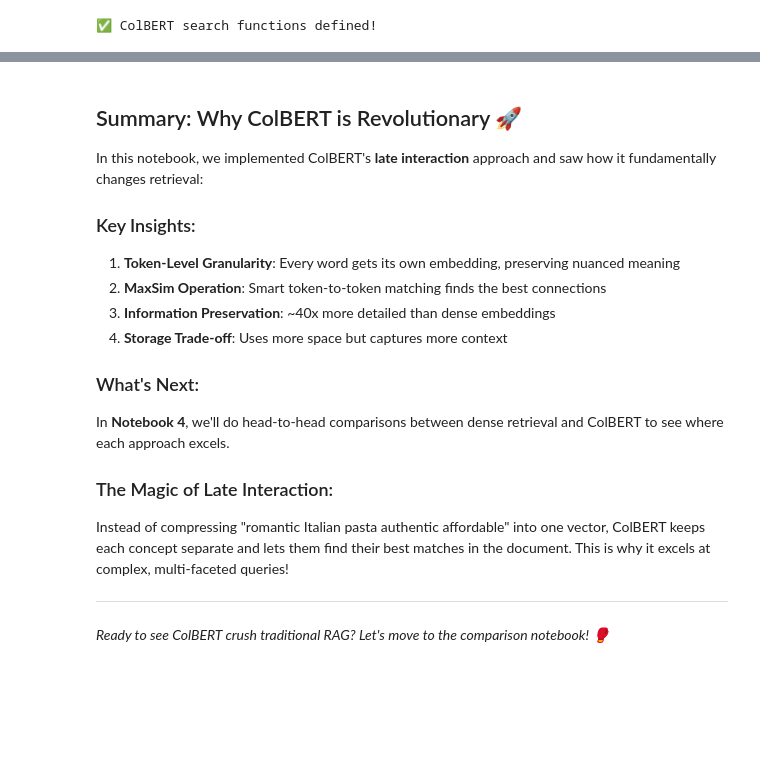
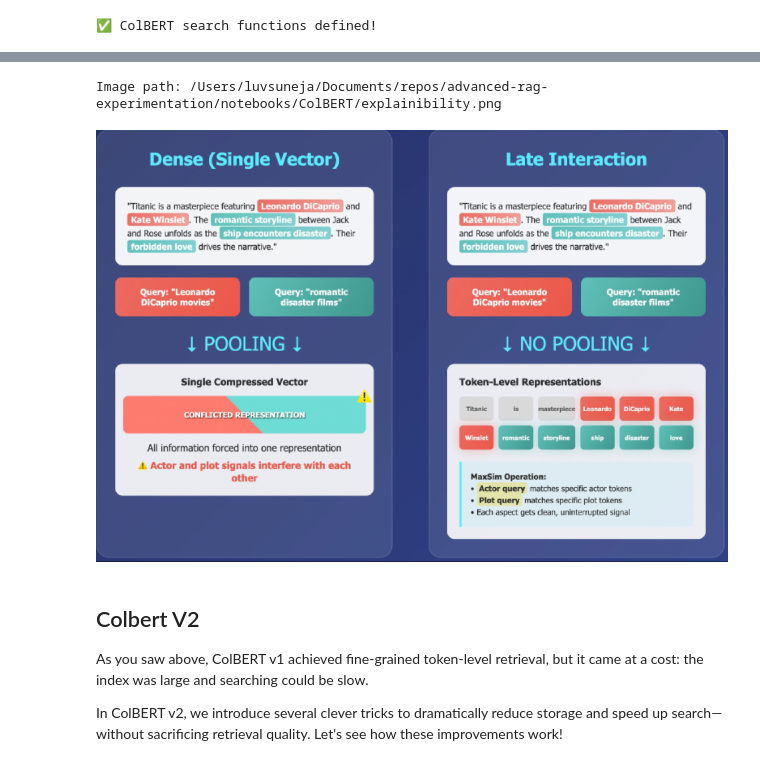
Before and after one commit to recalibr-ai/advanced-rag-experimentation, a Jupyter notebook: notebooks/ColBERT/3-ColBERT-Embeddings.ipynb, the cells around one changed output, grey strips where cells are left out. Saved outputs shown, nothing was run; the diff lists cells and outputs as text; code cells hidden in the pictures; blank space fills up the shorter version.

```diff
--- a/notebooks/ColBERT/3-ColBERT-Embeddings.ipynb
+++ b/notebooks/ColBERT/3-ColBERT-Embeddings.ipynb
@@ -770,19 +813,13 @@ print(f"   🔍 Ready for MaxSim-powered search!")
-# %% [markdown]
-## Summary: Why ColBERT is Revolutionary 🚀
-
-In this notebook, we implemented ColBERT's **late interaction** approach and saw how it fundamentally changes retrieval:
-
-### Key Insights:
-1. **Token-Level Granularity**: Every word gets its own embedding, preserving nuanced meaning
-2. **MaxSim Operation**: Smart token-to-token matching finds the best connections
-3. **Information Preservation**: ~40x more detailed than dense embeddings
-4. **Storage Trade-off**: Uses more space but captures more context
-
-### What's Next:
-In **Notebook 4**, we'll do head-to-head comparisons between dense retrieval and ColBERT to see where each approach excels.
-
-### The Magic of Late Interaction:
-Instead of compressing "romantic Italian pasta authentic affordable" into one vector, ColBERT keeps each concept separate and lets them find their best matches in the document. This is why it excels at complex, multi-faceted queries!
-
----
-*Ready to see ColBERT crush traditional RAG? Let's move to the comparison notebook! 🥊*
+# %%
+
+# Example usage:
+show_image("ColBERT/explainibility.png")
+# %% [output]
+Image path: /Users/luvsuneja/Documents/repos/advanced-rag-experimentation/notebooks/ColBERT/explainibility.png
+[figure, added]
+# %% [markdown]
+## Colbert V2
+
+As you saw above, ColBERT v1 achieved fine-grained token-level retrieval, but it came at a cost: the index was large and searching could be slow.
+
+In ColBERT v2, we introduce several clever tricks to dramatically reduce storage and speed up search—without sacrificing retrieval quality. Let's see how these improvements work!
```
Also changed, not shown: parts of 42 cells of this notebook, 16 other files.
